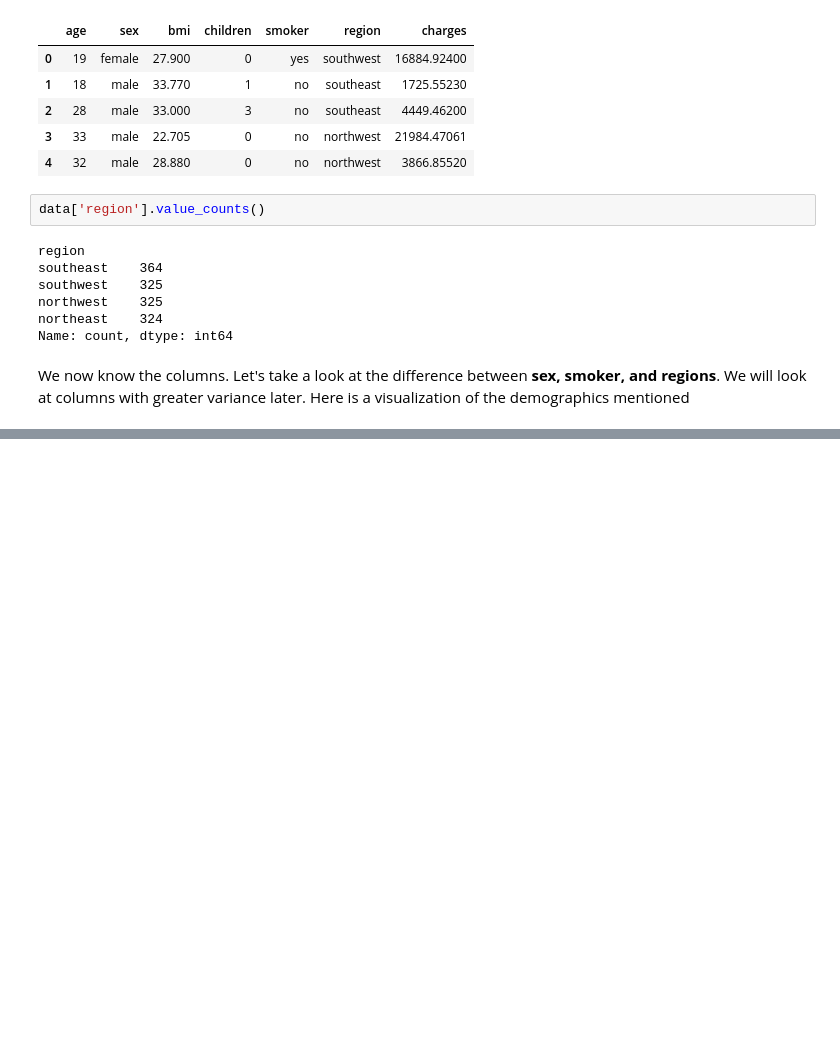
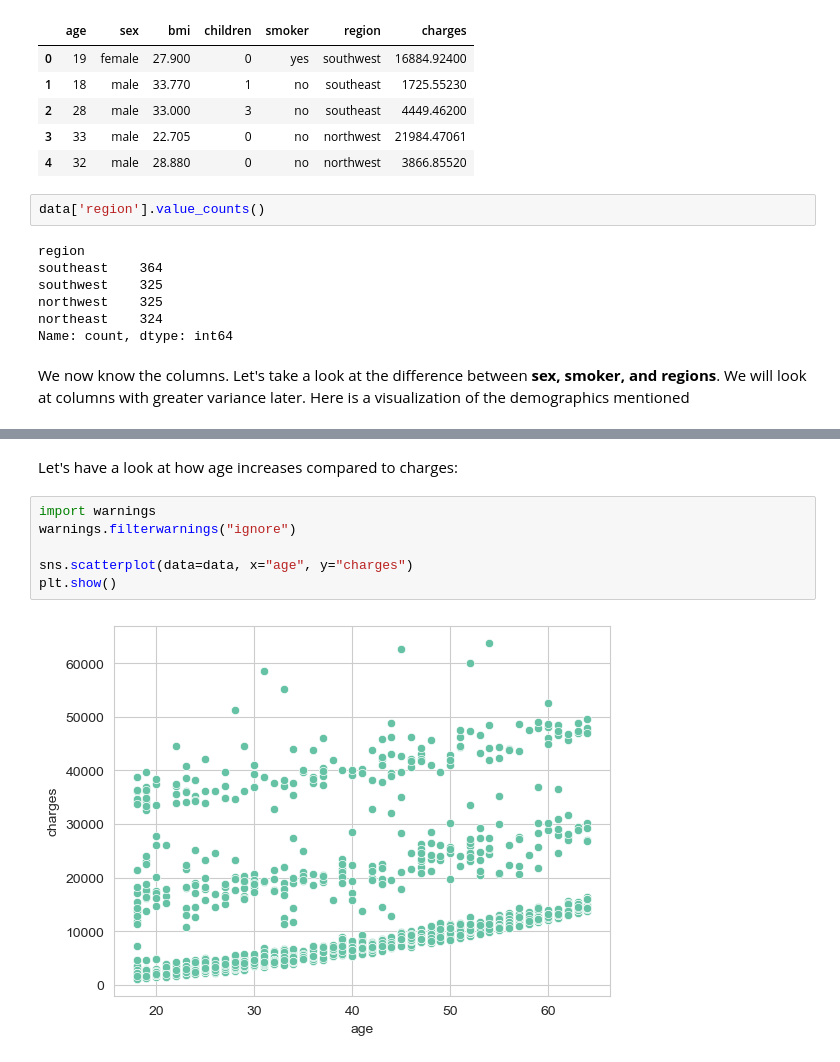
Before and after one commit to Sher213/codecademy-p1, a Jupyter notebook: python-portfolio-project-starter-files/python-portfolio-project-starter-files/us-medical-insurance-costs.ipynb, the cells around one changed output, grey strips where cells are left out. Saved outputs shown, nothing was run; the diff lists cells and outputs as text; blank space fills up the shorter version.

```diff
--- a/python-portfolio-project-starter-files/python-portfolio-project-starter-files/us-medical-insurance-costs.ipynb
+++ b/python-portfolio-project-starter-files/python-portfolio-project-starter-files/us-medical-insurance-costs.ipynb
@@ -52,0 +56,10 @@ plt.show()
+# %% [markdown]
+Let's have a look at how age increases compared to charges:
+# %%
+import warnings
+warnings.filterwarnings("ignore")
+
+sns.scatterplot(data=data, x="age", y="charges")
+plt.show()
+# %% [output]
+[figure, added]
```
Also changed, not shown: parts of 10 cells of this notebook.
